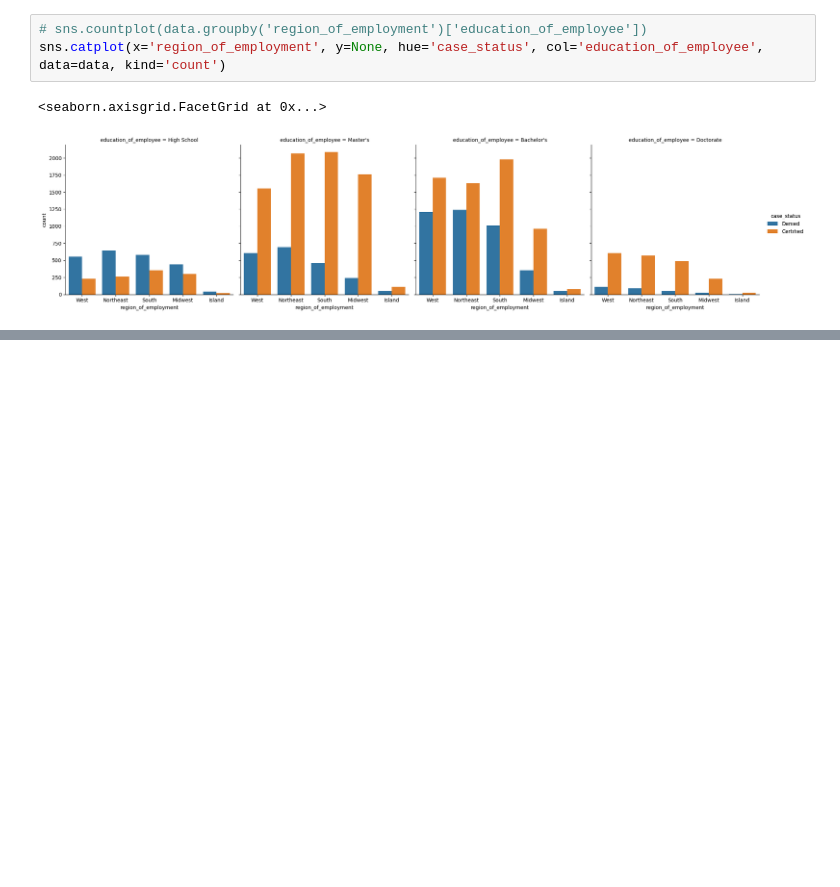
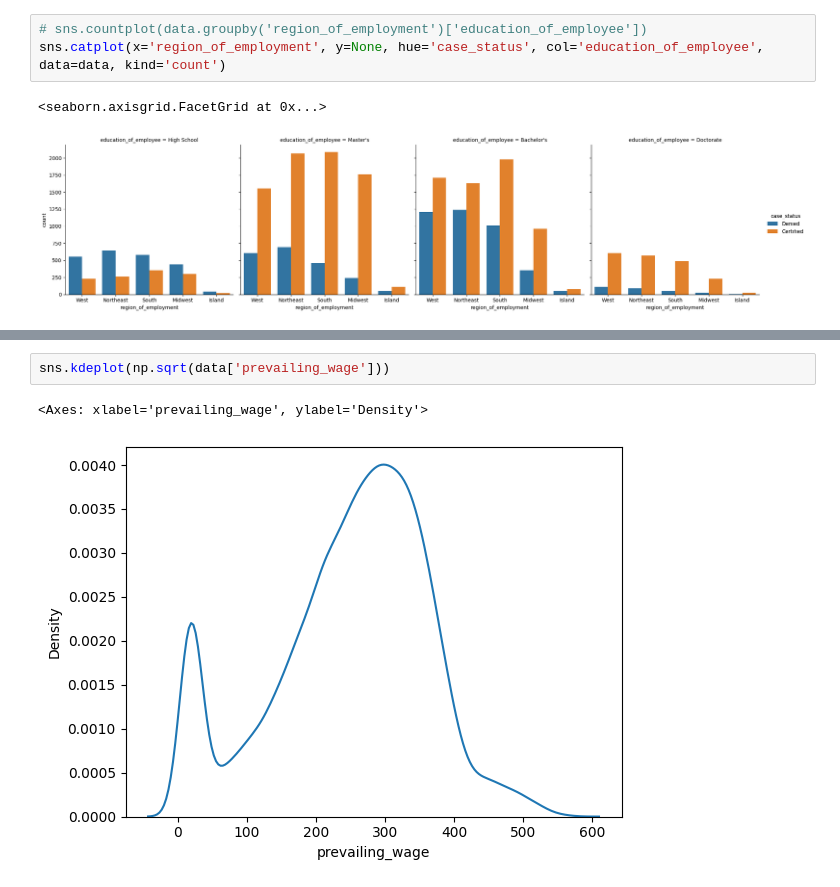
Before and after one commit to Lomesh2000/ML-Project-END-to-END, a Jupyter notebook: notebook/EDA.ipynb, the cells around one changed output, grey strips where cells are left out. Saved outputs shown, nothing was run; the diff lists cells and outputs as text; blank space fills up the shorter version.

```diff
--- a/notebook/EDA.ipynb
+++ b/notebook/EDA.ipynb
@@ -128,0 +176,5 @@ sns.catplot(x='region_of_employment', y=None, hue='case_status', col='education_
+# %%
+sns.kdeplot(np.sqrt(data['prevailing_wage']))
+# %% [output]
+<Axes: xlabel='prevailing_wage', ylabel='Density'>
+[figure, added]
```
Also changed, not shown: parts of 19 cells of this notebook, 3 other files.
